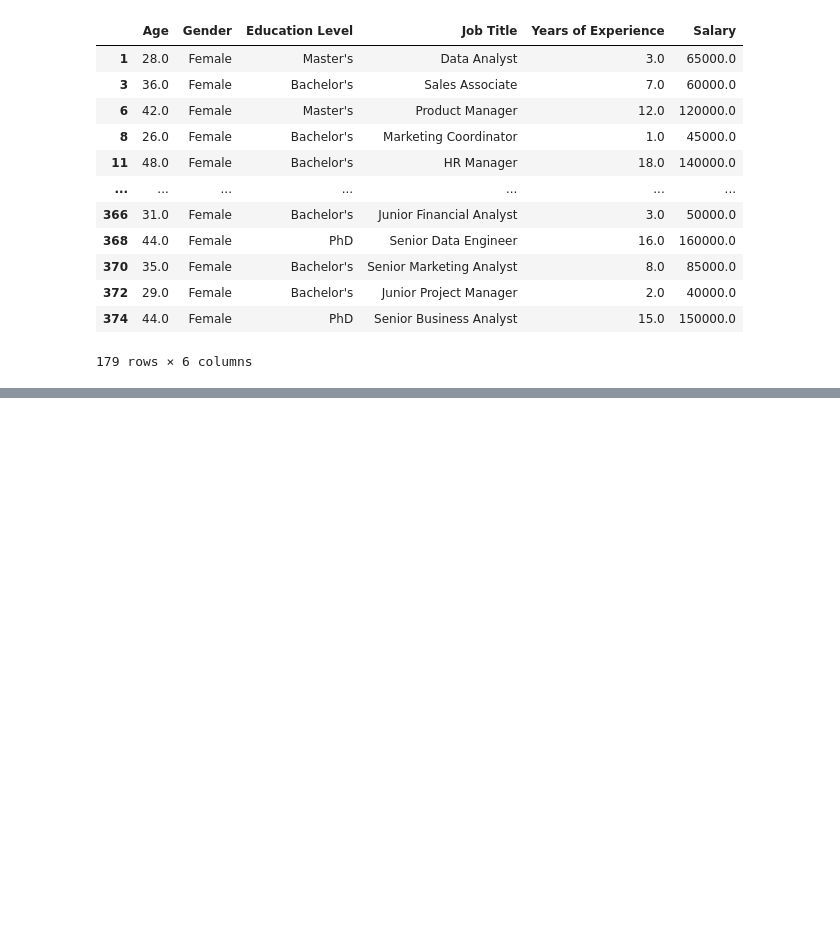
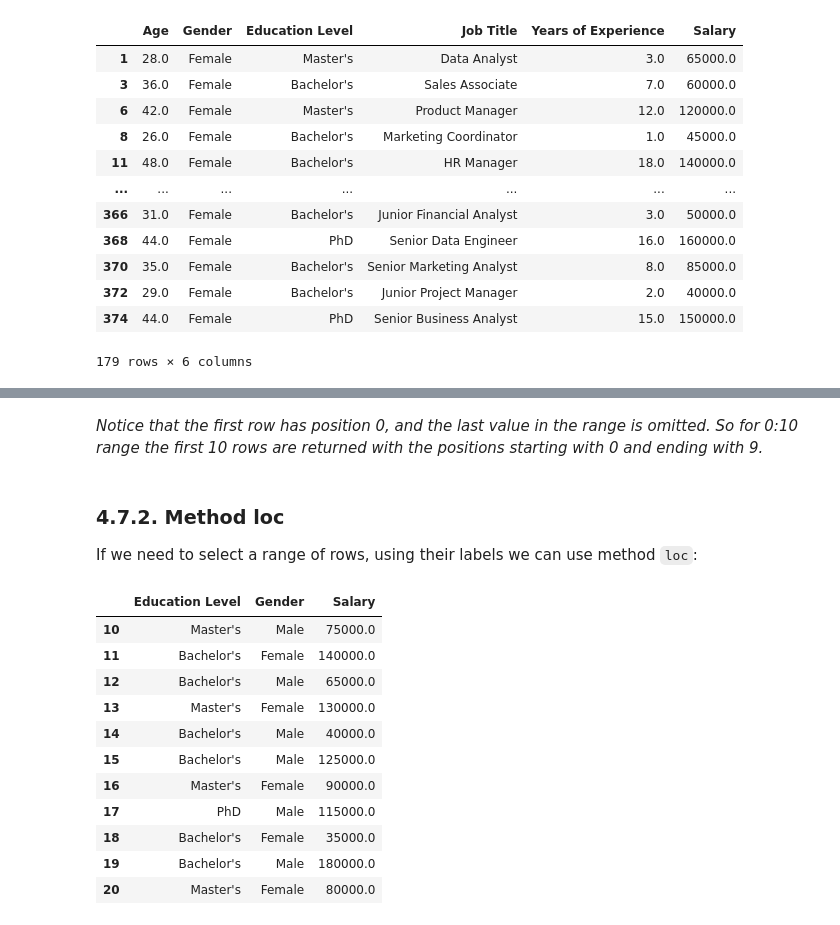
Before and after one commit to MYTE21/AI.Ultron, a Jupyter notebook: (1) Introduction to NN/(1.1) Python for Data Analysis/(1.1.1) Python for Data Analysis.ipynb, the cells around one changed output, grey strips where cells are left out. Cells and saved outputs as stored; diff of their text form; code cells hidden in the pictures; blank space fills up the shorter version.

```diff
--- a/(1) Introduction to NN/(1.1) Python for Data Analysis/(1.1.1) Python for Data Analysis.ipynb
+++ b/(1) Introduction to NN/(1.1) Python for Data Analysis/(1.1.1) Python for Data Analysis.ipynb
@@ -412,0 +504,21 @@ df[df["Gender"] == "Female"]
+# %% [markdown]
+*Notice that the first row has position 0, and the last value in the range is omitted. So for 0:10 range the first 10 rows are returned with the positions starting with 0 and ending with 9.*
+# %% [markdown]
+### 4.7.2. Method loc
+If we need to select a range of rows, using their labels we can use method `loc`:
+# %%
+# Select rows by their labels Education Level, Gender and Salary
+df.loc[10:20, ["Education Level", "Gender", "Salary"]]
+# %% [output]
+|  | Education Level | Gender | Salary |
+| 10 | Master's | Male | 75000.0 |
+| 11 | Bachelor's | Female | 140000.0 |
+| 12 | Bachelor's | Male | 65000.0 |
+| 13 | Master's | Female | 130000.0 |
+| 14 | Bachelor's | Male | 40000.0 |
+| 15 | Bachelor's | Male | 125000.0 |
+| 16 | Master's | Female | 90000.0 |
+| 17 | PhD | Male | 115000.0 |
+| 18 | Bachelor's | Female | 35000.0 |
+| 19 | Bachelor's | Male | 180000.0 |
+| 20 | Master's | Female | 80000.0 |
```
Also changed, not shown: parts of 24 cells of this notebook.
